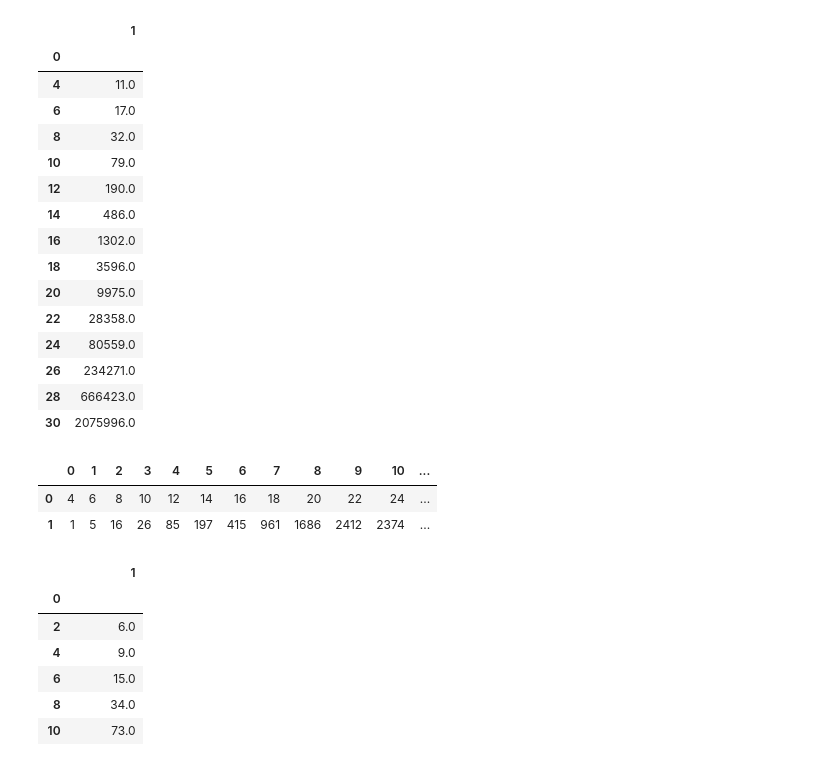
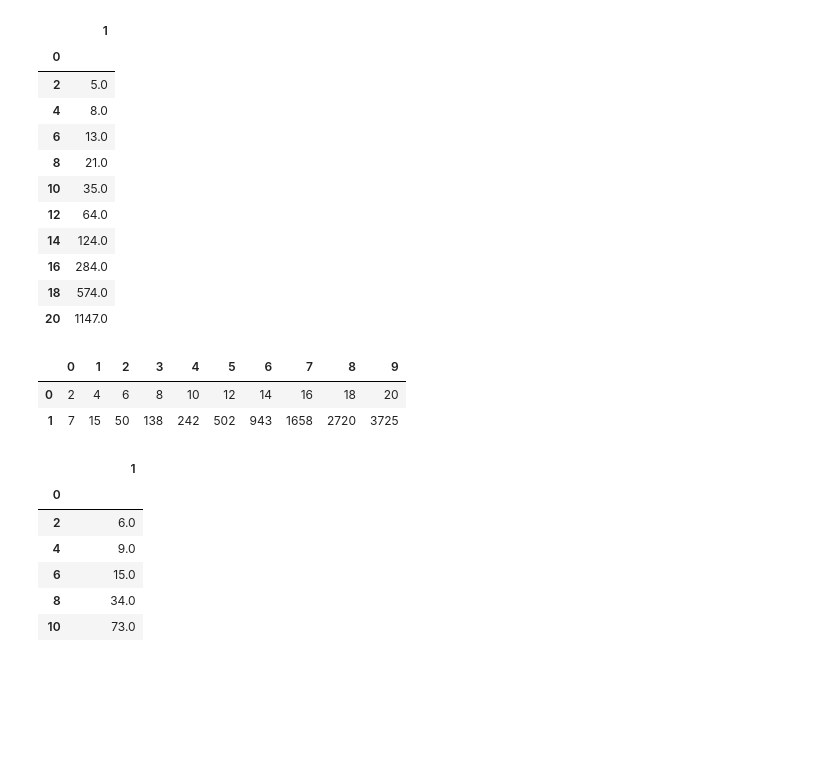
Before and after one commit to DuBose-Tuller/CSC370_HW1, a Jupyter notebook: Scratchwork.ipynb, the cells around one changed output. Drawn from its saved outputs; the diff is of its cells as text; code cells hidden in the pictures; blank space fills up the shorter version.

```diff
--- a/Scratchwork.ipynb
+++ b/Scratchwork.ipynb
@@ -4,30 +5,26 @@ import numpy as np
 # %%
-data = pd.read_csv("displacement-100.csv", header=None)
+data = pd.read_csv("taxicab-20.csv", header=None)
 grouped = data.groupby(0).mean() // 1
 grouped
 # %% [output]
 |  | 1 |
 | 0 |  |
-| 4 | 11.0 |
-| 6 | 17.0 |
-| 8 | 32.0 |
-| 10 | 79.0 |
-| 12 | 190.0 |
-| 14 | 486.0 |
-| 16 | 1302.0 |
-| 18 | 3596.0 |
-| 20 | 9975.0 |
-| 22 | 28358.0 |
-| 24 | 80559.0 |
-| 26 | 234271.0 |
-| 28 | 666423.0 |
-| 30 | 2075996.0 |
+| 2 | 5.0 |
+| 4 | 8.0 |
+| 6 | 13.0 |
+| 8 | 21.0 |
+| 10 | 35.0 |
+| 12 | 64.0 |
+| 14 | 124.0 |
+| 16 | 284.0 |
+| 18 | 574.0 |
+| 20 | 1147.0 |
 # %%
 pd.DataFrame(np.unique(data[0], return_counts=True))
 # %% [output]
-|  | 0 | 1 | 2 | 3 | 4 | 5 | 6 | 7 | 8 | 9 | 10 | ... |
-| 0 | 4 | 6 | 8 | 10 | 12 | 14 | 16 | 18 | 20 | 22 | 24 | ... |
-| 1 | 1 | 5 | 16 | 26 | 85 | 197 | 415 | 961 | 1686 | 2412 | 2374 | ... |
+|  | 0 | 1 | 2 | 3 | 4 | 5 | 6 | 7 | 8 | 9 |
+| 0 | 2 | 4 | 6 | 8 | 10 | 12 | 14 | 16 | 18 | 20 |
+| 1 | 7 | 15 | 50 | 138 | 242 | 502 | 943 | 1658 | 2720 | 3725 |
 # %%
 under_20 = pd.read_csv("displacement-12.csv", header=None)
 # under_20.groupby(0).mean()
```
Also changed, not shown: parts of 3 cells of this notebook, 1 other file.
